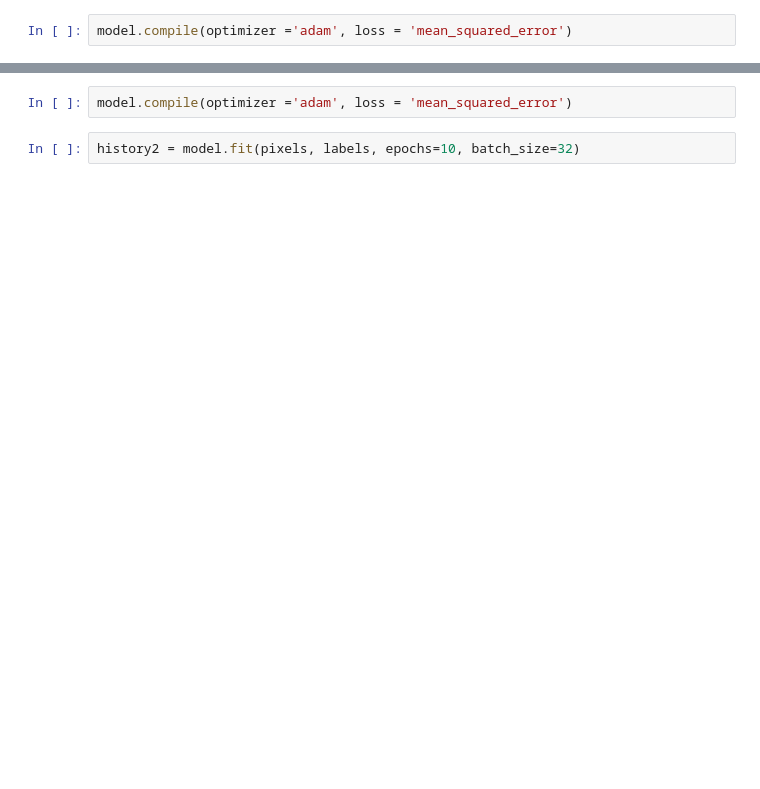
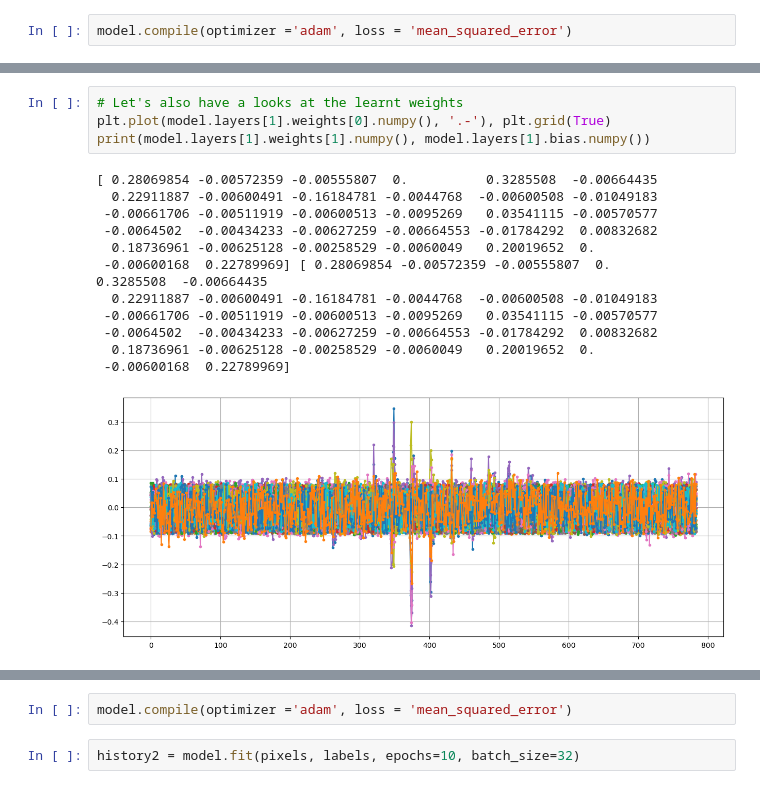
Before and after one commit to VitoFromEarth/computer_vision, a Jupyter notebook: lesson_12/homework/neuro_net_1/sample.ipynb, the cells around one changed output, grey strips where cells are left out. Drawn from its saved outputs; the diff is of its cells as text; blank space fills up the shorter version.

```diff
--- a/lesson_12/homework/neuro_net_1/sample.ipynb
+++ b/lesson_12/homework/neuro_net_1/sample.ipynb
@@ -278,3 +280,20 @@ plt.xlabel('epoch'), plt.ylabel('loss')
+# %%
+# Let's also have a looks at the learnt weights
+plt.plot(model.layers[1].weights[0].numpy(), '.-'), plt.grid(True)
+print(model.layers[1].weights[1].numpy(), model.layers[1].bias.numpy())
+# %% [output]
+[ 0.28069854 -0.00572359 -0.00555807  0.          0.3285508  -0.00664435
+  0.22911887 -0.00600491 -0.16184781 -0.0044768  -0.00600508 -0.01049183
+ -0.00661706 -0.00511919 -0.00600513 -0.0095269   0.03541115 -0.00570577
+ -0.0064502  -0.00434233 -0.00627259 -0.00664553 -0.01784292  0.00832682
+  0.18736961 -0.00625128 -0.00258529 -0.0060049   0.20019652  0.
+ -0.00600168  0.22789969] [ 0.28069854 -0.00572359 -0.00555807  0.          0.3285508  -0.00664435
+  0.22911887 -0.00600491 -0.16184781 -0.0044768  -0.00600508 -0.01049183
+ -0.00661706 -0.00511919 -0.00600513 -0.0095269   0.03541115 -0.00570577
+ -0.0064502  -0.00434233 -0.00627259 -0.00664553 -0.01784292  0.00832682
+  0.18736961 -0.00625128 -0.00258529 -0.0060049   0.20019652  0.
+ -0.00600168  0.22789969]
+[figure, added]
 # %%
 predictions1 = model.predict(pixels).squeeze()
 predictions1 = predictions1 > 0.5
```
Also changed, not shown: parts of 13 cells of this notebook, 1 other file.
